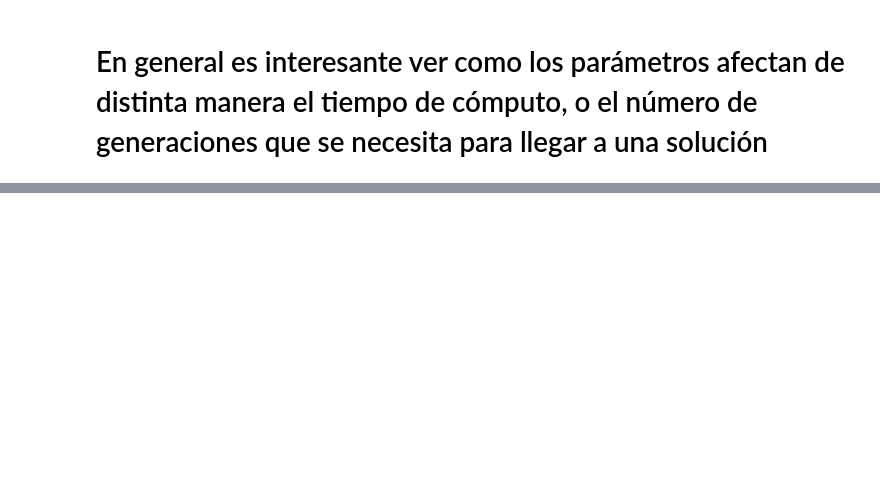
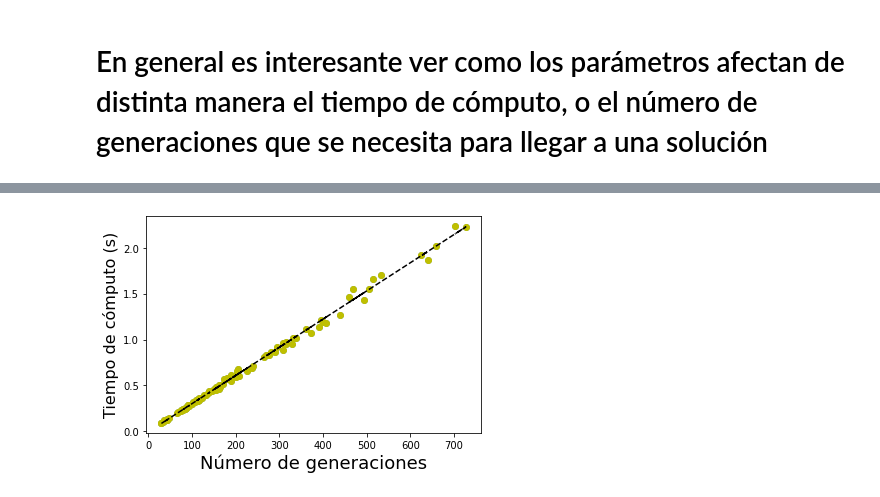
Before and after one commit to papagala/DataScienceMastersDegree, a Jupyter notebook: machine_learning/machine_learning/genetic_algorithm.ipynb, the cells around one changed output, grey strips where cells are left out. Saved outputs shown, nothing was run; the diff lists cells and outputs as text; code cells hidden in the pictures; blank space fills up the shorter version.

```diff
--- a/machine_learning/machine_learning/genetic_algorithm.ipynb
+++ b/machine_learning/machine_learning/genetic_algorithm.ipynb
@@ -328,0 +399,4 @@ graficar_df(df4)
+# %%
+datos=[generaciones_y_tiempo(prob_cruza=1,max_iter=4000) for i in range(100)]
+df3=limpiar_dataframe(datos)
+df3.head()
@@ -328,0 +410,4 @@ graficar_df(df4)
+# %%
+graficar_df(df3)
+# %% [output]
+[figure, added]
```
Also changed, not shown: parts of 26 cells of this notebook, 2 other files.
